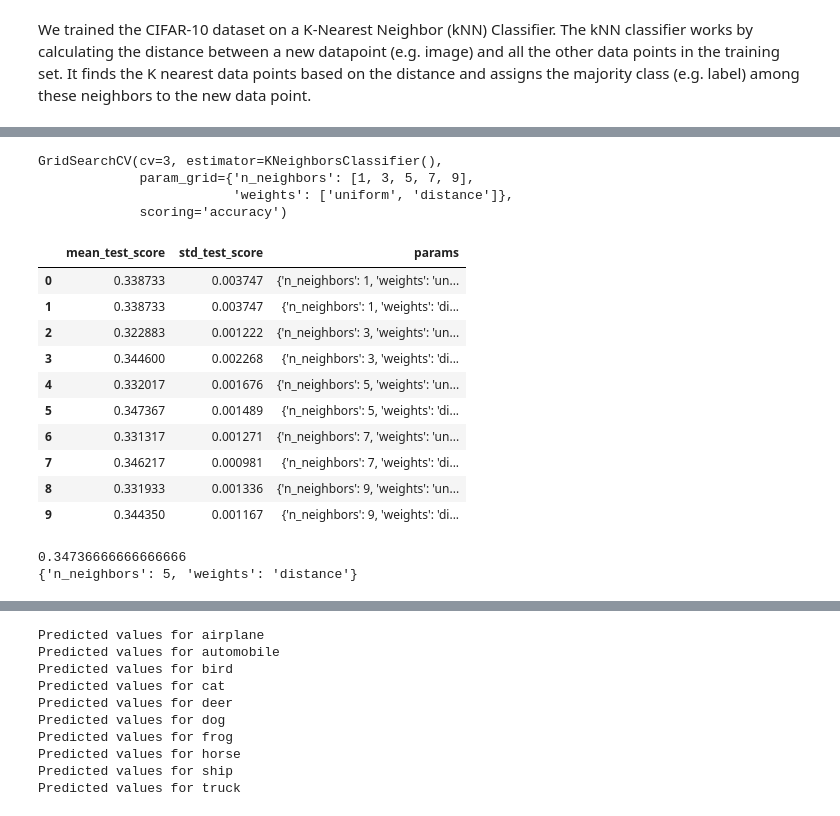
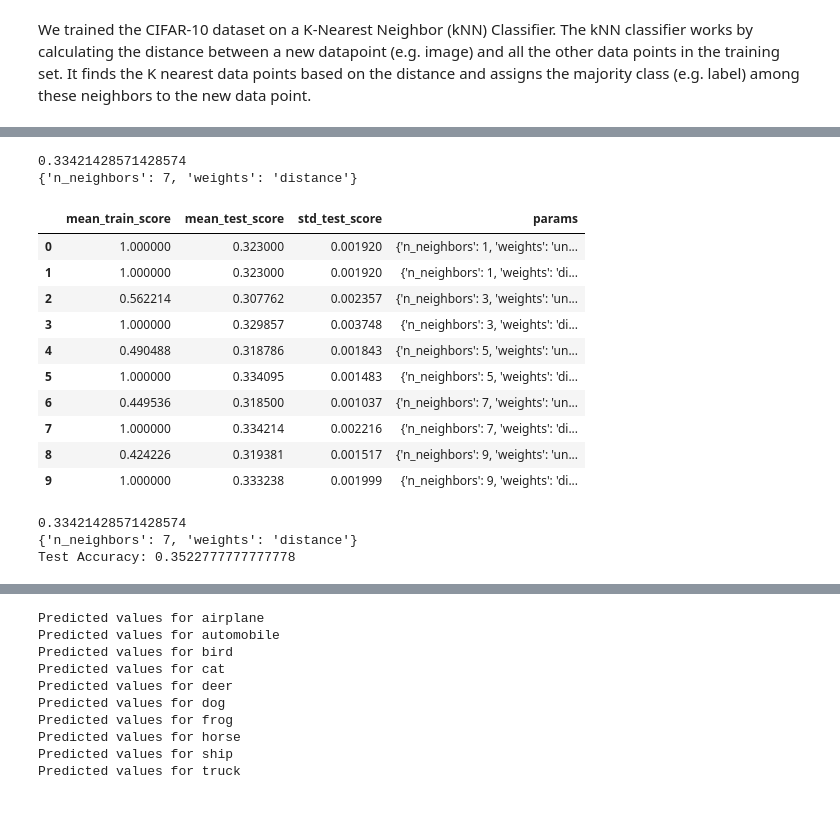
Before and after one commit to CY12-bit/cs178-cifar-10, a Jupyter notebook: Project Report.ipynb, the cells around one changed output, grey strips where cells are left out. Cells and saved outputs as stored; diff of their text form; code cells hidden in the pictures.

```diff
--- a/Project Report.ipynb
+++ b/Project Report.ipynb
@@ -186,10 +158,9 @@ We will experiment [INSERT SETUP LIKE WITH TRAINING PARTITIONG AND ETC.]
 # %%
 def gridSearch_knn(param_grid, cv, scoring, x, y, c = None):
     if c != None:
-        y_train = [1 if c == class_names[y] else 0 for y in y_train]
-        y_test = [1 if c == class_names[y] else 0 for y in y_test]
+        y = [1 if c == class_names[i] else 0 for i in y]
     knn = KNeighborsClassifier(n_neighbors=5)
-    grid = GridSearchCV(knn, param_grid, cv=cv, scoring=scoring, return_train_score=False)
+    grid = GridSearchCV(knn, param_grid, cv=cv, scoring=scoring, return_train_score=True)
     grid.fit(x,y)
     print(grid.best_score_)
     print(grid.best_params_)
@@ -232,6 +228,9 @@ def plot_confusion_matrix(model, x_test, y_test):
     sklearn_disp = ConfusionMatrixDisplay(confusion_matrix = sklearn_cm,display_labels=class_names)
     sklearn_disp.plot(xticks_rotation='vertical')
 # %%
-k_range = list(range(1, 10, 2))
+k_range = list(range(1, 11, 2))
 weight_options = ['uniform', 'distance']
 param_grid = dict(n_neighbors=k_range, weights=weight_options)
+# %%
+X_train_val, y_train_val = np.vstack((X_train,X_val)),\
+      np.hstack((y_train,y_val))
@@ -238,30 +241,30 @@ param_grid = dict(n_neighbors=k_range, weights=weight_options)
 # %%
-grid = gridSearch_knn(param_grid,3,'accuracy',X_cleaned,y_cleaned)
+grid = gridSearch_knn(param_grid,3,'accuracy',X_train_val,y_train_val)
 # %% [output]
-GridSearchCV(cv=3, estimator=KNeighborsClassifier(),
-             param_grid={'n_neighbors': [1, 3, 5, 7, 9],
-                         'weights': ['uniform', 'distance']},
-             scoring='accuracy')
+0.33421428571428574
+{'n_neighbors': 7, 'weights': 'distance'}
 # %%
-pd.DataFrame(grid.cv_results_)[['mean_test_score', 'std_test_score', 'params']]
+pd.DataFrame(grid.cv_results_)[['mean_train_score','mean_test_score', 'std_test_score', 'params']]
 # %% [output]
-|  | mean_test_score | std_test_score | params |
-| 0 | 0.338733 | 0.003747 | {'n_neighbors': 1, 'weights': 'un... |
-| 1 | 0.338733 | 0.003747 | {'n_neighbors': 1, 'weights': 'di... |
-| 2 | 0.322883 | 0.001222 | {'n_neighbors': 3, 'weights': 'un... |
-| 3 | 0.344600 | 0.002268 | {'n_neighbors': 3, 'weights': 'di... |
-| 4 | 0.332017 | 0.001676 | {'n_neighbors': 5, 'weights': 'un... |
-| 5 | 0.347367 | 0.001489 | {'n_neighbors': 5, 'weights': 'di... |
-| 6 | 0.331317 | 0.001271 | {'n_neighbors': 7, 'weights': 'un... |
-| 7 | 0.346217 | 0.000981 | {'n_neighbors': 7, 'weights': 'di... |
-| 8 | 0.331933 | 0.001336 | {'n_neighbors': 9, 'weights': 'un... |
-| 9 | 0.344350 | 0.001167 | {'n_neighbors': 9, 'weights': 'di... |
+|  | mean_train_score | mean_test_score | std_test_score | params |
+| 0 | 1.000000 | 0.323000 | 0.001920 | {'n_neighbors': 1, 'weights': 'un... |
+| 1 | 1.000000 | 0.323000 | 0.001920 | {'n_neighbors': 1, 'weights': 'di... |
+| 2 | 0.562214 | 0.307762 | 0.002357 | {'n_neighbors': 3, 'weights': 'un... |
+| 3 | 1.000000 | 0.329857 | 0.003748 | {'n_neighbors': 3, 'weights': 'di... |
+| 4 | 0.490488 | 0.318786 | 0.001843 | {'n_neighbors': 5, 'weights': 'un... |
+| 5 | 1.000000 | 0.334095 | 0.001483 | {'n_neighbors': 5, 'weights': 'di... |
+| 6 | 0.449536 | 0.318500 | 0.001037 | {'n_neighbors': 7, 'weights': 'un... |
+| 7 | 1.000000 | 0.334214 | 0.002216 | {'n_neighbors': 7, 'weights': 'di... |
+| 8 | 0.424226 | 0.319381 | 0.001517 | {'n_neighbors': 9, 'weights': 'un... |
+| 9 | 1.000000 | 0.333238 | 0.001999 | {'n_neighbors': 9, 'weights': 'di... |
 # %%
 # It seems that k = 5 with weighted neigbors does the best
 # However, the accuracy still needs to be improved upon.
 print(grid.best_score_)
 print(grid.best_params_)
 model1 = grid.best_estimator_
+print("Test Accuracy:",accuracy_score(y_test,model1.predict(X_test)))
 # %% [output]
-0.34736666666666666
-{'n_neighbors': 5, 'weights': 'distance'}
+0.33421428571428574
+{'n_neighbors': 7, 'weights': 'distance'}
+Test Accuracy: 0.3522777777777778
```
Also changed, not shown: parts of 34 cells of this notebook, 5 other files.
